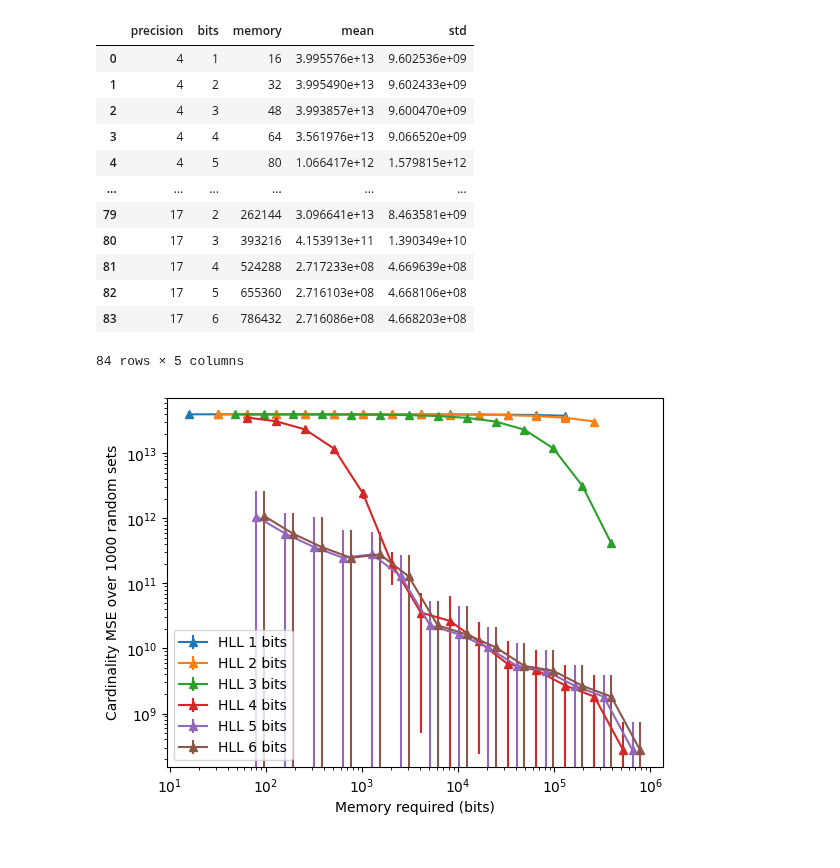
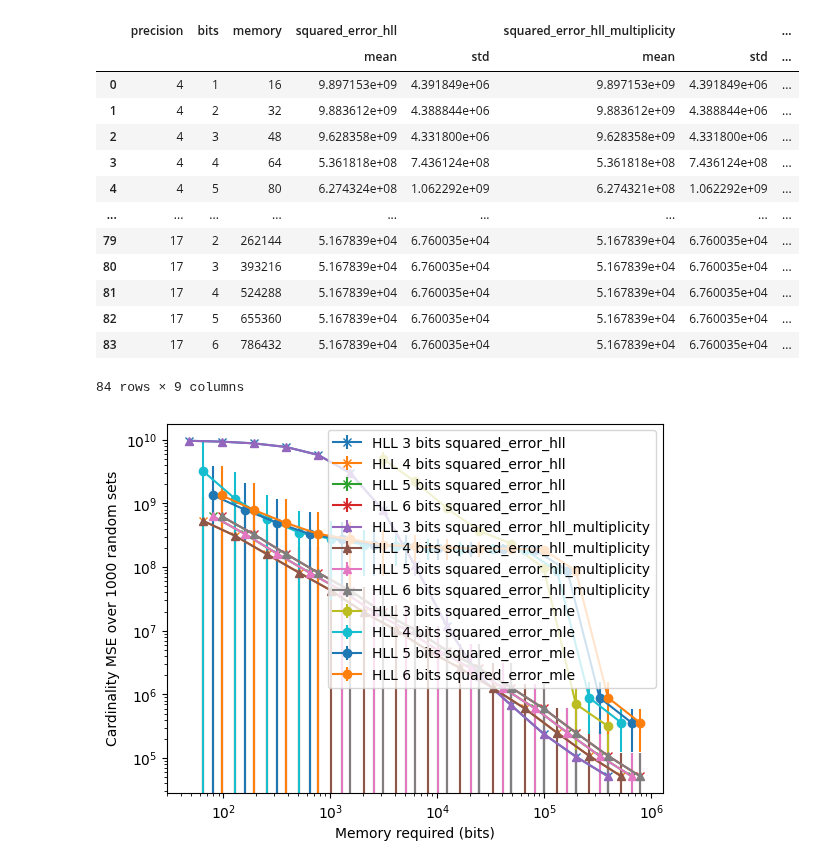
Before and after one commit to LucaCappelletti94/hyperloglog-rs, a Jupyter notebook: Cardinality evaluations.ipynb, the cells around one changed output. Cells and saved outputs as stored; diff of their text form; code cells hidden in the pictures.

```diff
--- a/Cardinality evaluations.ipynb
+++ b/Cardinality evaluations.ipynb
@@ -4,5 +18,0 @@ df = pd.read_csv("cardinality_benchmark.tsv", sep="\t")
-# %%
-df.rename(columns={
-    "hll": "approximation"
-}, inplace=True)
-df
@@ -24,50 +20,51 @@ df
 df["memory"] = 2**df.precision * df.bits
 df["label"] = "HLL"
 # %%
-df["squared_error"] = (df.exact - df.approximation)**2
-data_hll = df.groupby(["precision", "bits", "memory"])["squared_error"].agg(["mean", "std"])
+df["squared_error_hll"] = (df.exact - df.hll)**2
+df["squared_error_hll_multiplicity"] = (df.exact - df.hll_multiplicity)**2
+df["squared_error_mle"] = (df.exact - df.mle)**2
+columns = ["squared_error_hll", "squared_error_hll_multiplicity", "squared_error_mle"]
+data_hll = df.groupby(["precision", "bits", "memory"])[columns].agg(["mean", "std"])
 data_hll = data_hll.reset_index()
 data_hll
 # %% [output]
-|  | precision | bits | memory | mean | std |
-| 0 | 4 | 1 | 16 | 3.995576e+13 | 9.602536e+09 |
-| 1 | 4 | 2 | 32 | 3.995490e+13 | 9.602433e+09 |
-| 2 | 4 | 3 | 48 | 3.993857e+13 | 9.600470e+09 |
-| 3 | 4 | 4 | 64 | 3.561976e+13 | 9.066520e+09 |
-| 4 | 4 | 5 | 80 | 1.066417e+12 | 1.579815e+12 |
-| ... | ... | ... | ... | ... | ... |
-| 79 | 17 | 2 | 262144 | 3.096641e+13 | 8.463581e+09 |
-| 80 | 17 | 3 | 393216 | 4.153913e+11 | 1.390349e+10 |
-| 81 | 17 | 4 | 524288 | 2.717233e+08 | 4.669639e+08 |
-| 82 | 17 | 5 | 655360 | 2.716103e+08 | 4.668106e+08 |
-| 83 | 17 | 6 | 786432 | 2.716086e+08 | 4.668203e+08 |
+|  | precision | bits | memory | squared_error_hll |  | squared_error_hll_multiplicity |  | ... |
+|  |  |  |  | mean | std | mean | std | ... |
+| 0 | 4 | 1 | 16 | 9.897153e+09 | 4.391849e+06 | 9.897153e+09 | 4.391849e+06 | ... |
+| 1 | 4 | 2 | 32 | 9.883612e+09 | 4.388844e+06 | 9.883612e+09 | 4.388844e+06 | ... |
+| 2 | 4 | 3 | 48 | 9.628358e+09 | 4.331800e+06 | 9.628358e+09 | 4.331800e+06 | ... |
+| 3 | 4 | 4 | 64 | 5.361818e+08 | 7.436124e+08 | 5.361818e+08 | 7.436124e+08 | ... |
+| 4 | 4 | 5 | 80 | 6.274324e+08 | 1.062292e+09 | 6.274321e+08 | 1.062292e+09 | ... |
+| ... | ... | ... | ... | ... | ... | ... | ... | ... |
+| 79 | 17 | 2 | 262144 | 5.167839e+04 | 6.760035e+04 | 5.167839e+04 | 6.760035e+04 | ... |
+| 80 | 17 | 3 | 393216 | 5.167839e+04 | 6.760035e+04 | 5.167839e+04 | 6.760035e+04 | ... |
+| 81 | 17 | 4 | 524288 | 5.167839e+04 | 6.760035e+04 | 5.167839e+04 | 6.760035e+04 | ... |
+| 82 | 17 | 5 | 655360 | 5.167839e+04 | 6.760035e+04 | 5.167839e+04 | 6.760035e+04 | ... |
+| 83 | 17 | 6 | 786432 | 5.167839e+04 | 6.760035e+04 | 5.167839e+04 | 6.760035e+04 | ... |
-84 rows × 5 columns
+84 rows × 9 columns
 # %%
 import matplotlib.pyplot as plt
 
-for bits in data_hll["bits"].unique():
-    filtered = data_hll[data_hll.bits == bits]
-    plt.errorbar(
-        filtered.memory,
-        filtered["mean"],
-        filtered["std"],
-        marker='^',
-        label=f"HLL {bits} bits"
-    )
-if False:
-    plt.errorbar(
-        data_minhash.memory,
-        data_minhash["mean"],
-        data_minhash["std"],
-        marker='^',
-        label="MinHash",
-        alpha=0.7
-    )
+bits_to_skip = (1, 2)
+
+for column in columns:
+    for bits in data_hll["bits"].unique():
+        if bits in bits_to_skip:
+            continue
+        filtered = data_hll[data_hll.bits == bits]
+        plt.errorbar(
+            filtered.memory,
+            filtered[column]["mean"],
+            filtered[column]["std"],
+            marker='^' if "multi" in column else "o" if "mle" in column else "x",
+            label=f"HLL {bits} bits {column}"
+        )
+
 plt.legend()
 plt.xscale("log")
 plt.yscale("log")
 plt.ylabel("Cardinality MSE over 1000 random sets")
 plt.xlabel("Memory required (bits)")
 plt.show()
 # %% [output]
-[figure, old version]
+[figure, new version]
```
Also changed, not shown: parts of 3 cells of this notebook, 20 other files.
